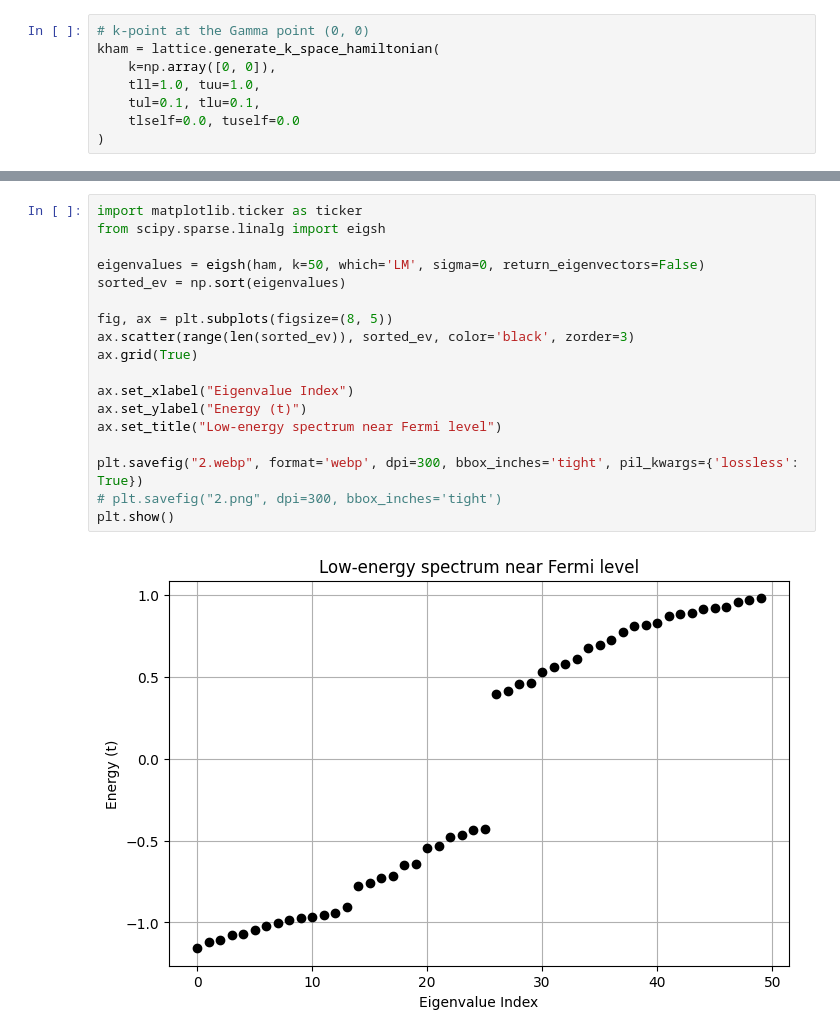
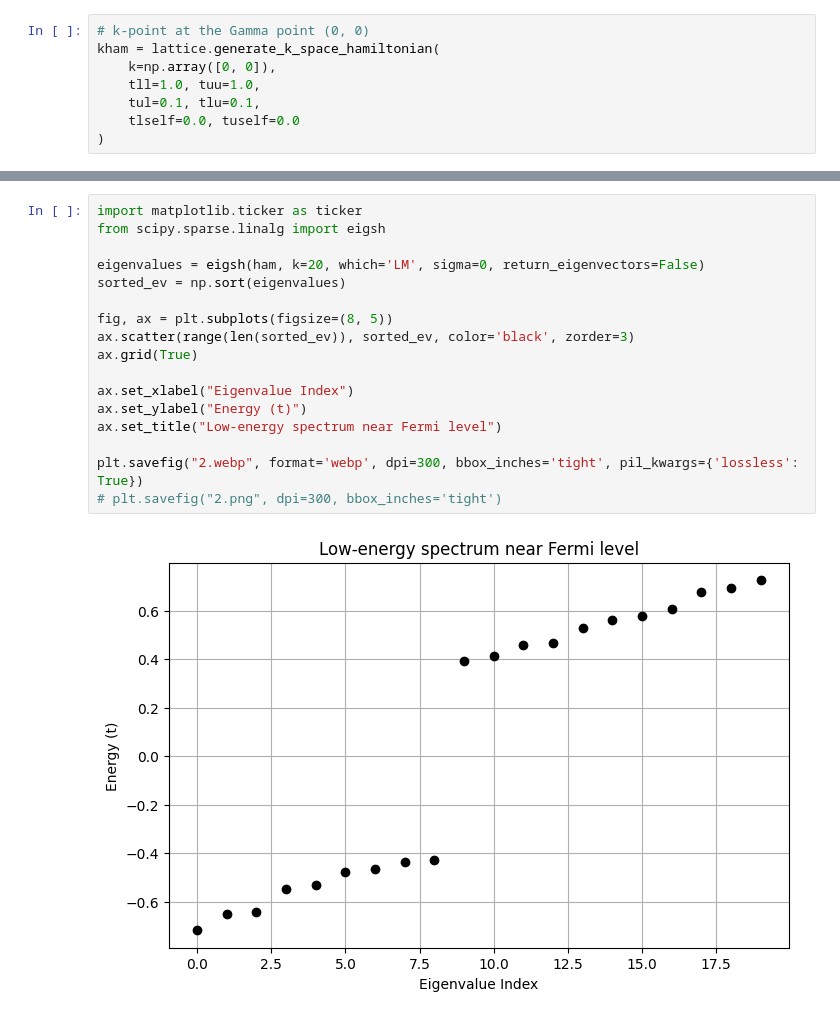
Before and after one commit to jabed-umar/MoirePy, a Jupyter notebook: docs/images/getting_started/quickstart_tbg/quickstart_tbg.ipynb, the cells around one changed output, grey strips where cells are left out. Drawn from its saved outputs; the diff is of its cells as text.

```diff
--- a/docs/images/getting_started/quickstart_tbg/quickstart_tbg.ipynb
+++ b/docs/images/getting_started/quickstart_tbg/quickstart_tbg.ipynb
@@ -49,20 +59,19 @@ kham = lattice.generate_k_space_hamiltonian(
 # %%
 import matplotlib.ticker as ticker
 from scipy.sparse.linalg import eigsh
 
-eigenvalues = eigsh(ham, k=50, which='LM', sigma=0, return_eigenvectors=False)
+eigenvalues = eigsh(ham, k=20, which='LM', sigma=0, return_eigenvectors=False)
 sorted_ev = np.sort(eigenvalues)
 
 fig, ax = plt.subplots(figsize=(8, 5))
 ax.scatter(range(len(sorted_ev)), sorted_ev, color='black', zorder=3)
 ax.grid(True)
 
 ax.set_xlabel("Eigenvalue Index")
 ax.set_ylabel("Energy (t)")
 ax.set_title("Low-energy spectrum near Fermi level")
 
 plt.savefig("2.webp", format='webp', dpi=300, bbox_inches='tight', pil_kwargs={'lossless': True})
 # plt.savefig("2.png", dpi=300, bbox_inches='tight')
-plt.show()
 # %% [output]
-[figure, old version]
+[figure, new version]
```
Also changed, not shown: parts of 2 cells of this notebook, 20 other files.
